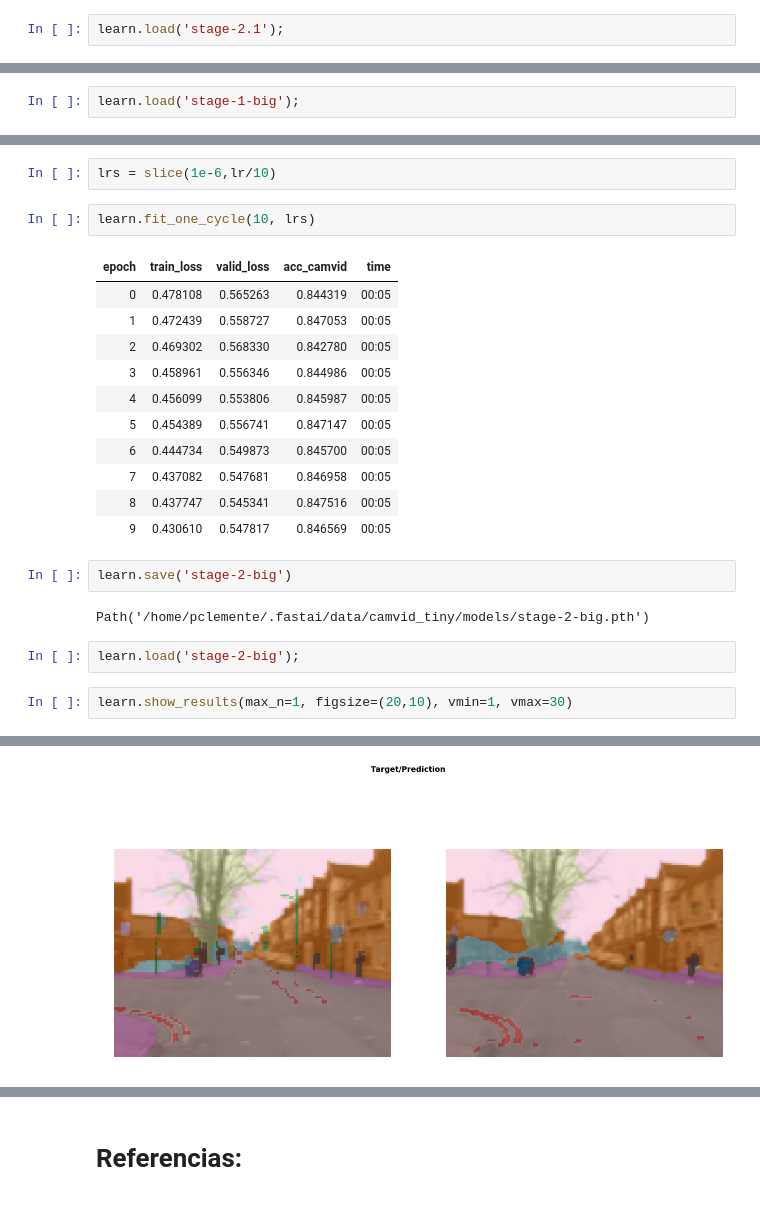
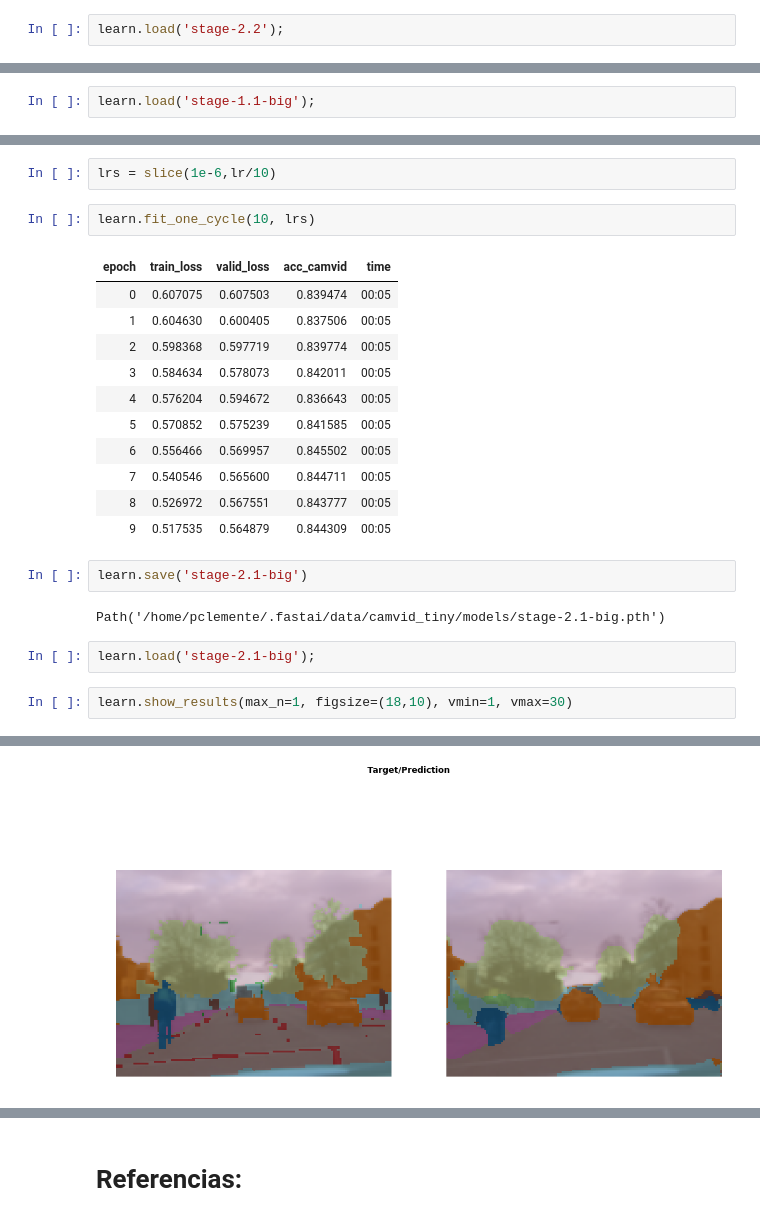
Before and after one commit to pablo-clemente/image_segmentation_thesis, a Jupyter notebook: img_seg_camvid_v2.ipynb, the cells around one changed output, grey strips where cells are left out. Drawn from its saved outputs; the diff is of its cells as text.

```diff
--- a/img_seg_camvid_v2.ipynb
+++ b/img_seg_camvid_v2.ipynb
@@ -270,7 +276,7 @@ dls.vocab = codes
 # %%
 learn = unet_learner(dls, resnet34, metrics=metrics)
 # %%
-learn.load('stage-2.1');
+learn.load('stage-2.2');
 # %%
 learn.lr_find()
 # %% [output]
@@ -300,4 +306,4 @@ Path('/home/pclemente/.fastai/data/camvid_tiny/models/stage-1-big.pth')
 # %%
-learn.load('stage-1-big');
+learn.load('stage-1.1-big');
 # %%
 learn.unfreeze()
@@ -307,24 +319,24 @@ lrs = slice(1e-6,lr/10)
 learn.fit_one_cycle(10, lrs)
 # %% [output]
 | epoch | train_loss | valid_loss | acc_camvid | time |
-| 0 | 0.478108 | 0.565263 | 0.844319 | 00:05 |
-| 1 | 0.472439 | 0.558727 | 0.847053 | 00:05 |
-| 2 | 0.469302 | 0.568330 | 0.842780 | 00:05 |
-| 3 | 0.458961 | 0.556346 | 0.844986 | 00:05 |
-| 4 | 0.456099 | 0.553806 | 0.845987 | 00:05 |
-| 5 | 0.454389 | 0.556741 | 0.847147 | 00:05 |
-| 6 | 0.444734 | 0.549873 | 0.845700 | 00:05 |
-| 7 | 0.437082 | 0.547681 | 0.846958 | 00:05 |
-| 8 | 0.437747 | 0.545341 | 0.847516 | 00:05 |
-| 9 | 0.430610 | 0.547817 | 0.846569 | 00:05 |
+| 0 | 0.607075 | 0.607503 | 0.839474 | 00:05 |
+| 1 | 0.604630 | 0.600405 | 0.837506 | 00:05 |
+| 2 | 0.598368 | 0.597719 | 0.839774 | 00:05 |
+| 3 | 0.584634 | 0.578073 | 0.842011 | 00:05 |
+| 4 | 0.576204 | 0.594672 | 0.836643 | 00:05 |
+| 5 | 0.570852 | 0.575239 | 0.841585 | 00:05 |
+| 6 | 0.556466 | 0.569957 | 0.845502 | 00:05 |
+| 7 | 0.540546 | 0.565600 | 0.844711 | 00:05 |
+| 8 | 0.526972 | 0.567551 | 0.843777 | 00:05 |
+| 9 | 0.517535 | 0.564879 | 0.844309 | 00:05 |
 # %%
-learn.save('stage-2-big')
+learn.save('stage-2.1-big')
 # %% [output]
-Path('/home/pclemente/.fastai/data/camvid_tiny/models/stage-2-big.pth')
+Path('/home/pclemente/.fastai/data/camvid_tiny/models/stage-2.1-big.pth')
 # %%
-learn.load('stage-2-big');
+learn.load('stage-2.1-big');
 # %%
-learn.show_results(max_n=1, figsize=(20,10), vmin=1, vmax=30)
+learn.show_results(max_n=1, figsize=(18,10), vmin=1, vmax=30)
 # %% [output]
 [interactive output not drawn]
-[figure, old version]
+[figure, new version]
```
Also changed, not shown: parts of 28 cells of this notebook.
